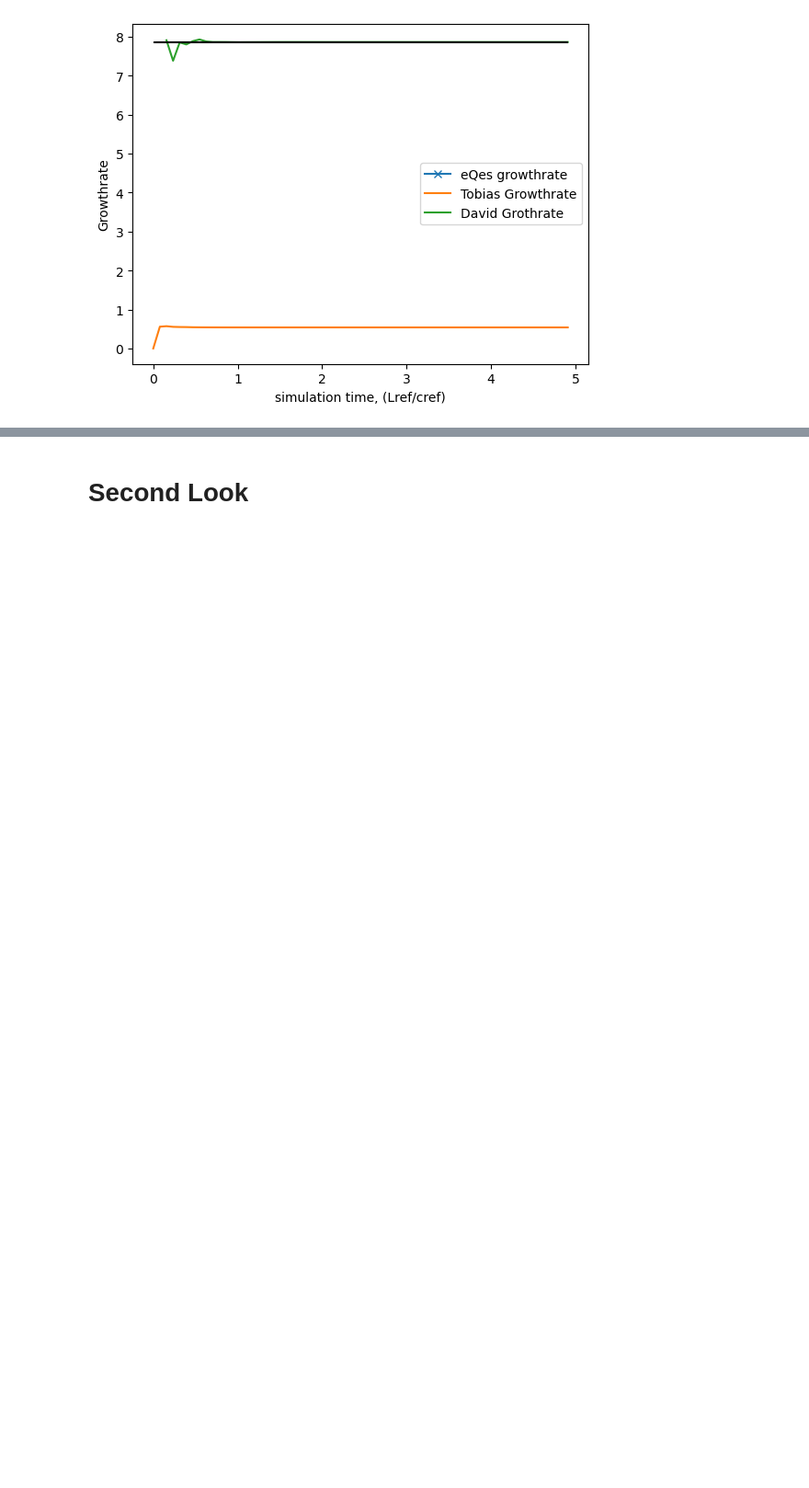
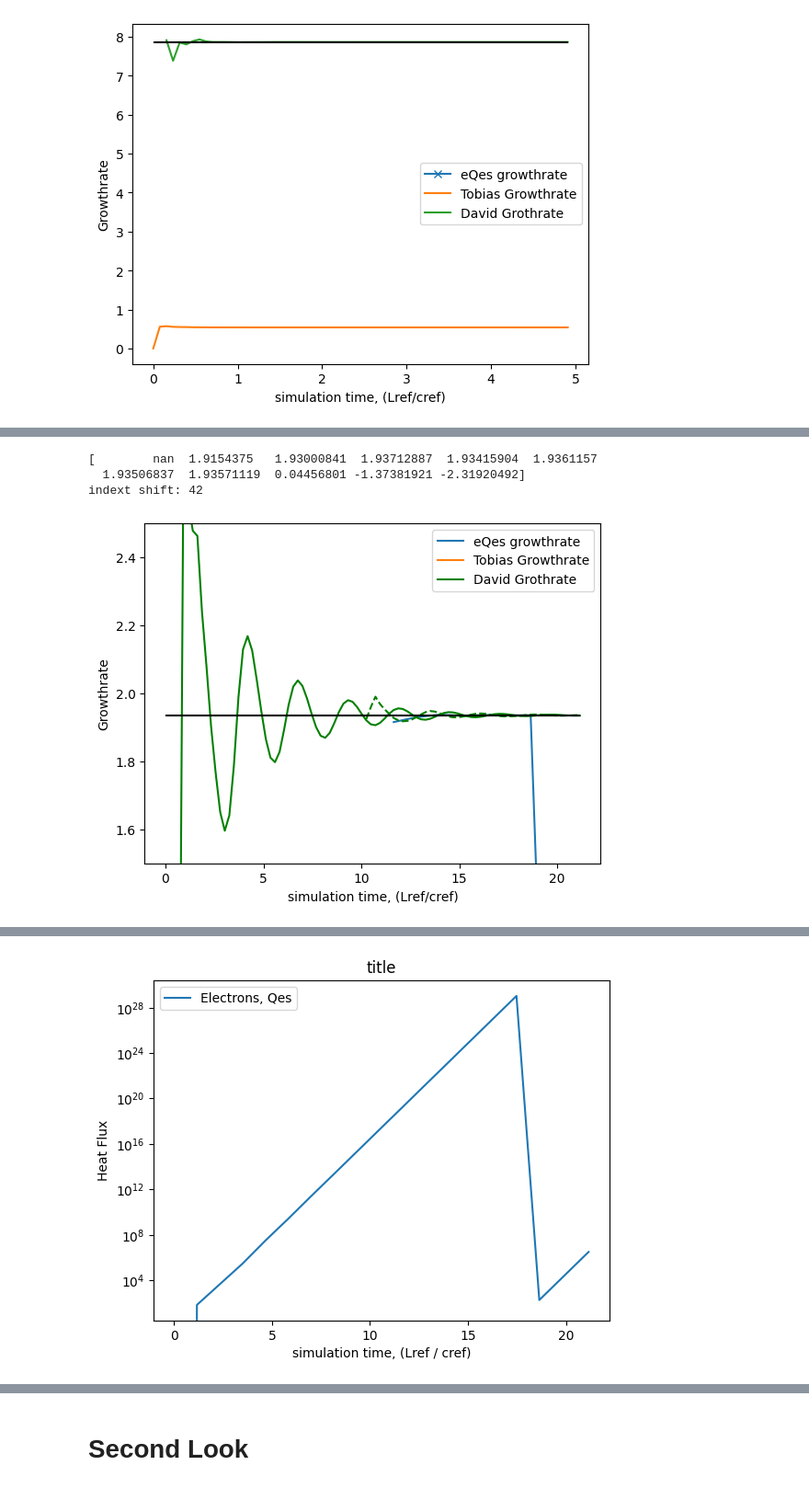
Before and after one commit to DanHarJor/DEEPlasma, a Jupyter notebook: old_files_march_2025/GENE_EarlyStopping.ipynb, the cells around one changed output, grey strips where cells are left out. Shown at 92% size. Drawn from its saved outputs; the diff is of its cells as text; code cells hidden in the pictures; blank space fills up the shorter version.

```diff
--- a/old_files_march_2025/GENE_EarlyStopping.ipynb
+++ b/old_files_march_2025/GENE_EarlyStopping.ipynb
@@ -305,0 +331,77 @@ indext shift: 42
+# %%
+dir = '/scratch/project_462000451/gene_out/gene_auto_97781/jet_97781_ion-scale_98/ex-jet_97781_ion-scale_98_batch-0/scanfiles0000'
+plot_growthrate_history(dir, '0007', ylim=[1.5,2.5], converged_value=1.9350)#, '', xlim=[0,50], ylim=[0,1.5])#, xlim=[175, 200], ylim=[0.536,0.537])
+time, Qes = plot_Qes_history(nrg_path=os.path.join(dir,'nrg_0007'),title='title')
+Qes = np.array(Qes)
+Qes[Qes<0] = 0
+import numpy as np
+
+import numpy as np
+from scipy.signal import find_peaks
+
+def calculate_wavelength(points):
+    """
+    Calculate the wavelength of oscillations around a linear line given an array of points.
+
+    Parameters:
+    points (list of tuples): List of (x, y) points
+
+    Returns:
+    float: The wavelength of the oscillations
+    """
+    # Convert points to numpy array for easier manipulation
+    points = np.array(points)
+
+    # Fit a linear line to the points
+    x = points[:, 0]
+    y = points[:, 1]
+    coefficients = np.polyfit(x, y, 1)
+    linear_fit = np.polyval(coefficients, x)
+
+    # Calculate the deviations from the linear fit
+    deviations = y - linear_fit
+    print('linear_fit', linear_fit)
+    print('deviations',deviations)
+    # Find peaks in the deviations
+    peaks, _ = find_peaks(deviations)
+    print('peaks',peaks)
+
+    # Calculate the distances between consecutive peaks
+    peak_distances = np.diff(x[peaks])
+    print('peak distances', peak_distances)
+
+    # Calculate the average wavelength
+    if len(peak_distances) > 0:
+        wavelength = np.mean(peak_distances)
+    else:
+        wavelength = None
+
+    return wavelength
+
+# Example usage
+
+
+# Example usage
+# print('Qes',Qes)
+n=8
+s=1
+points = [(t, q) for t,q in zip(time, np.log(Qes))]
+plt.plot(time[s:n], np.log(Qes)[s:n])
+wavelength = calculate_wavelength(points[s:n])
+print(f"The wavelength of the oscillations is: {wavelength}")
+
+s=1
+n=30
+nrg_path = '/scratch/project_462000451/gene_out/gene_auto_97781/jet_97781_fieldstep100/ex-jet_97781_fieldstep100_batch-0/scanfiles0002/nrg_0004'
+time, Qes = plot_Qes_history(nrg_path,'Qes')
+Qes = np.array(Qes)
+Qes[Qes<0] = 0
+points = [(t, q) for t,q in zip(time, np.log(Qes))]
+plt.plot(time[s:n], np.log(Qes)[s:n])
+wavelength = calculate_wavelength(points[s:n])
+print(f"The wavelength of the oscillations is 2: {wavelength}")
+# %% [output]
+[        nan  1.9154375   1.93000841  1.93712887  1.93415904  1.9361157
+  1.93506837  1.93571119  0.04456801 -1.37381921 -2.31920492]
+indext shift: 42
+[figure, added]
@@ -305,0 +412 @@ indext shift: 42
+[figure, added]
```
Also changed, not shown: parts of 8 cells of this notebook, 12 other files.
